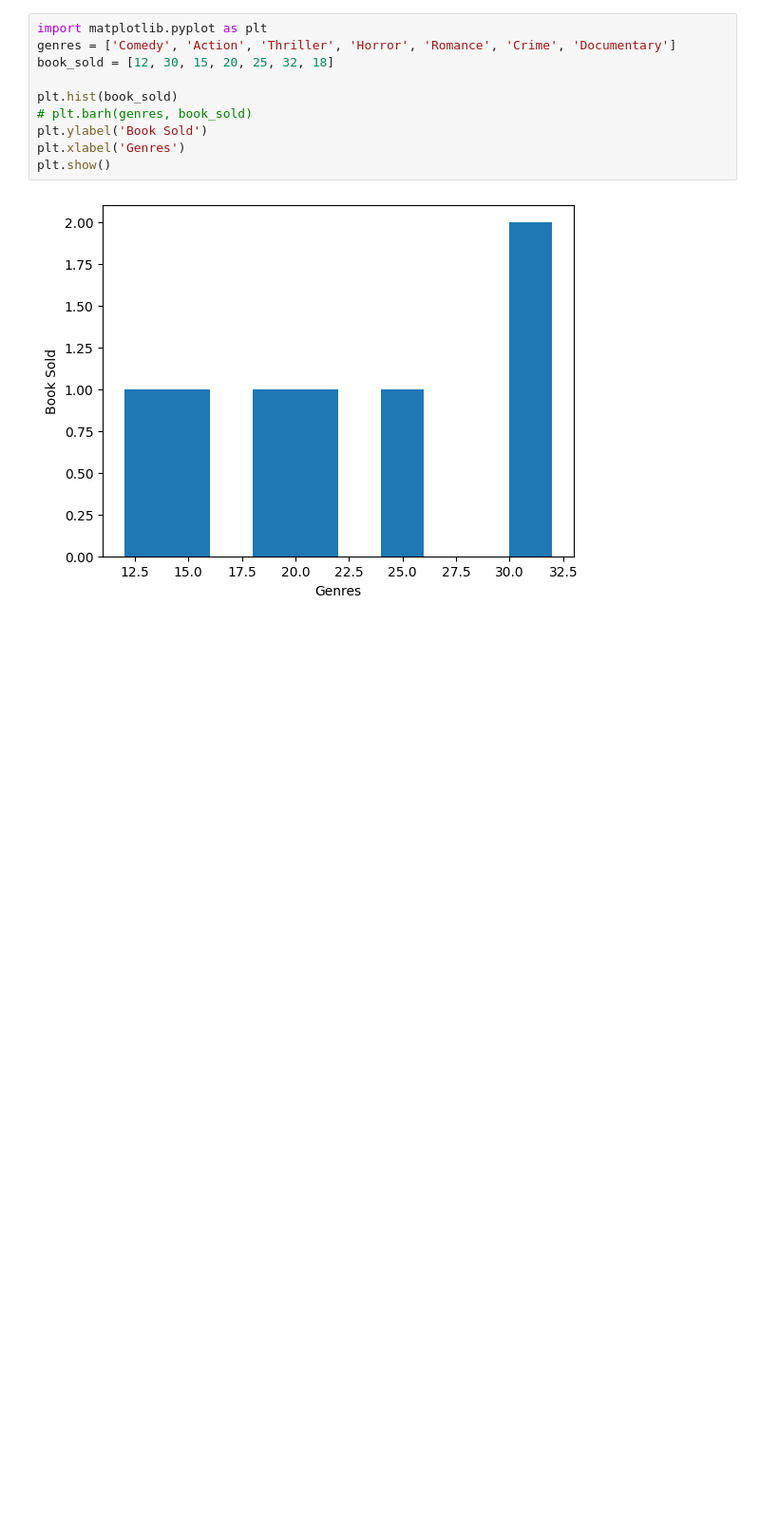
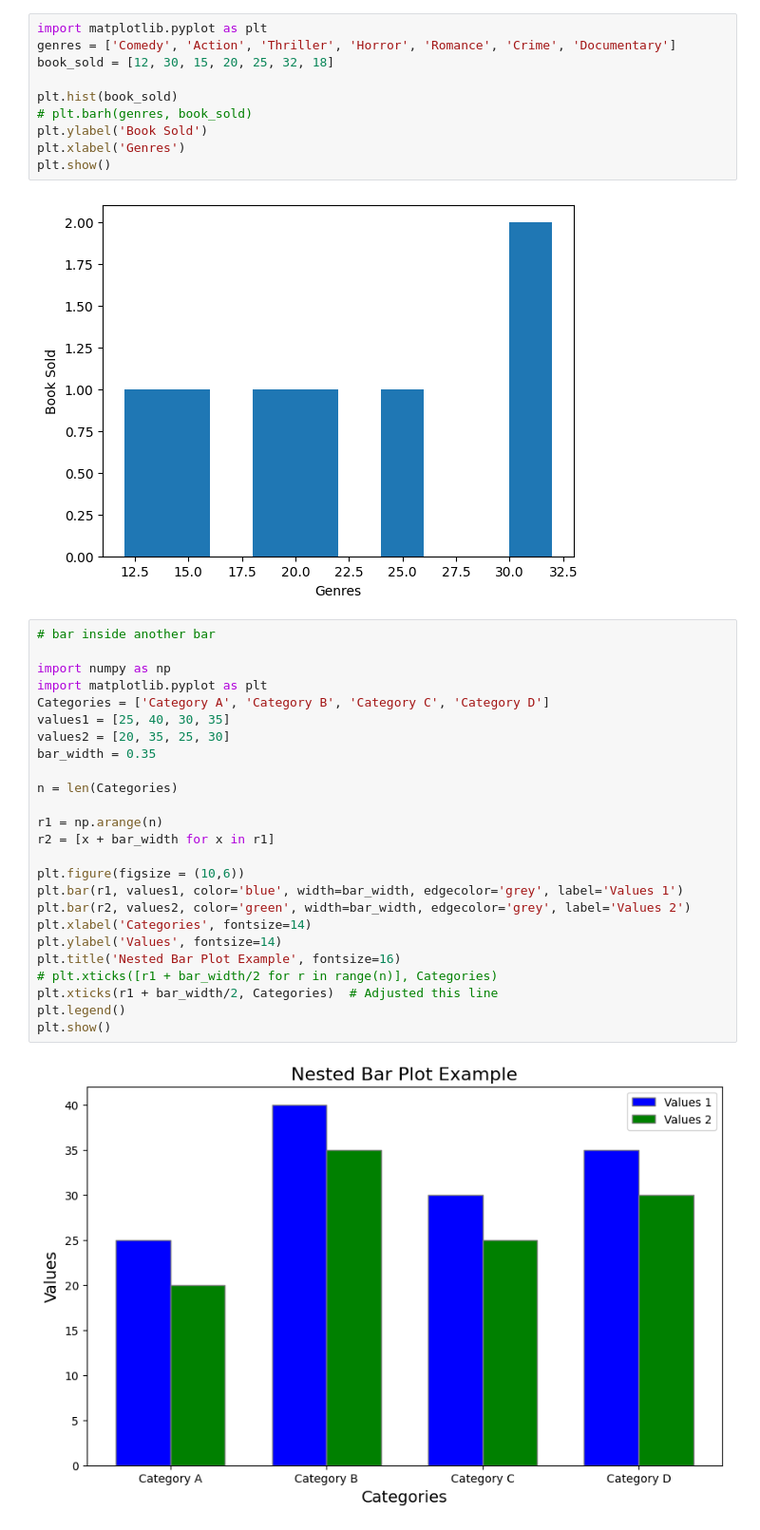
Before and after one commit to Bhavya091202/Anudip_Internship, a Jupyter notebook: ALL DAYS/day 18/matplotlib.ipynb, the cells around one changed output. Shown at 95% size. Cells and saved outputs as stored; diff of their text form; blank space fills up the shorter version.

```diff
--- a/ALL DAYS/day 18/matplotlib.ipynb
+++ b/ALL DAYS/day 18/matplotlib.ipynb
@@ -62,3 +62,30 @@ plt.xlabel('Genres')
 plt.show()
 # %% [output]
 [figure]
+# %%
+# bar inside another bar
+
+import numpy as np
+import matplotlib.pyplot as plt
+Categories = ['Category A', 'Category B', 'Category C', 'Category D']
+values1 = [25, 40, 30, 35]
+values2 = [20, 35, 25, 30]
+bar_width = 0.35
+
+n = len(Categories)
+
+r1 = np.arange(n)
+r2 = [x + bar_width for x in r1]
+
+plt.figure(figsize = (10,6))
+plt.bar(r1, values1, color='blue', width=bar_width, edgecolor='grey', label='Values 1')
+plt.bar(r2, values2, color='green', width=bar_width, edgecolor='grey', label='Values 2')
+plt.xlabel('Categories', fontsize=14)
+plt.ylabel('Values', fontsize=14)
+plt.title('Nested Bar Plot Example', fontsize=16)
+# plt.xticks([r1 + bar_width/2 for r in range(n)], Categories)
+plt.xticks(r1 + bar_width/2, Categories)  # Adjusted this line
+plt.legend()
+plt.show()
+# %% [output]
+[figure, added]
```
